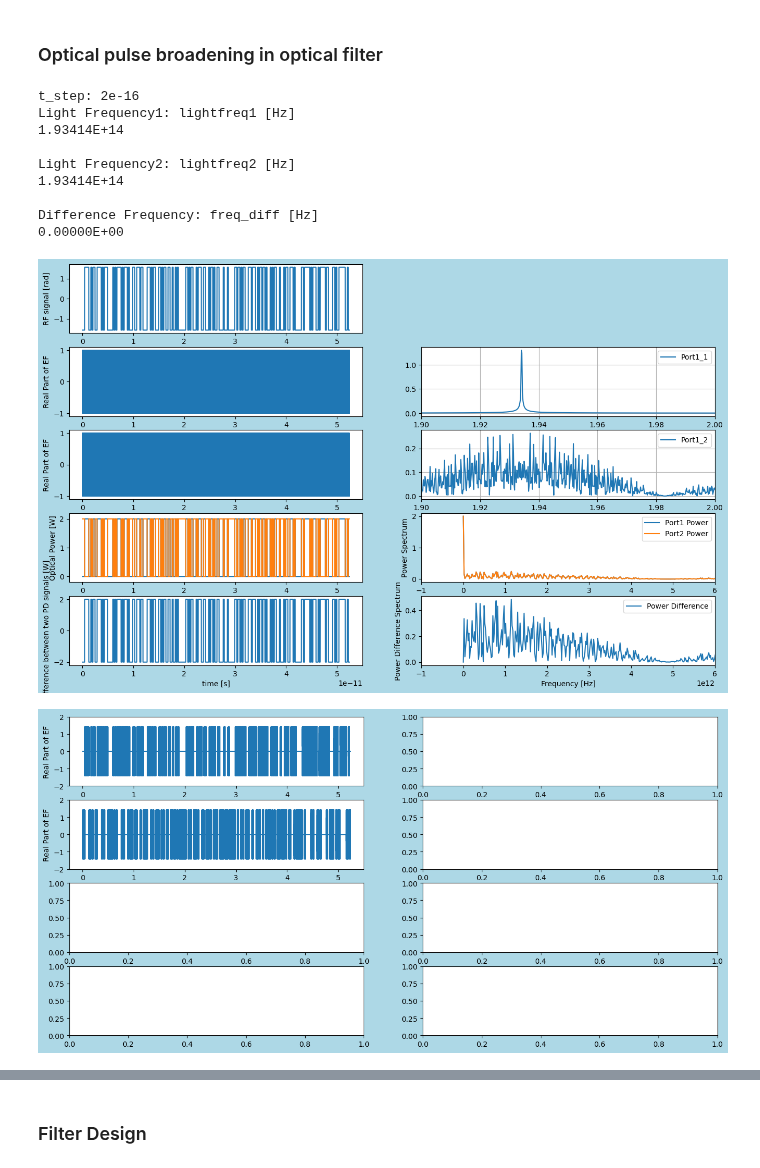
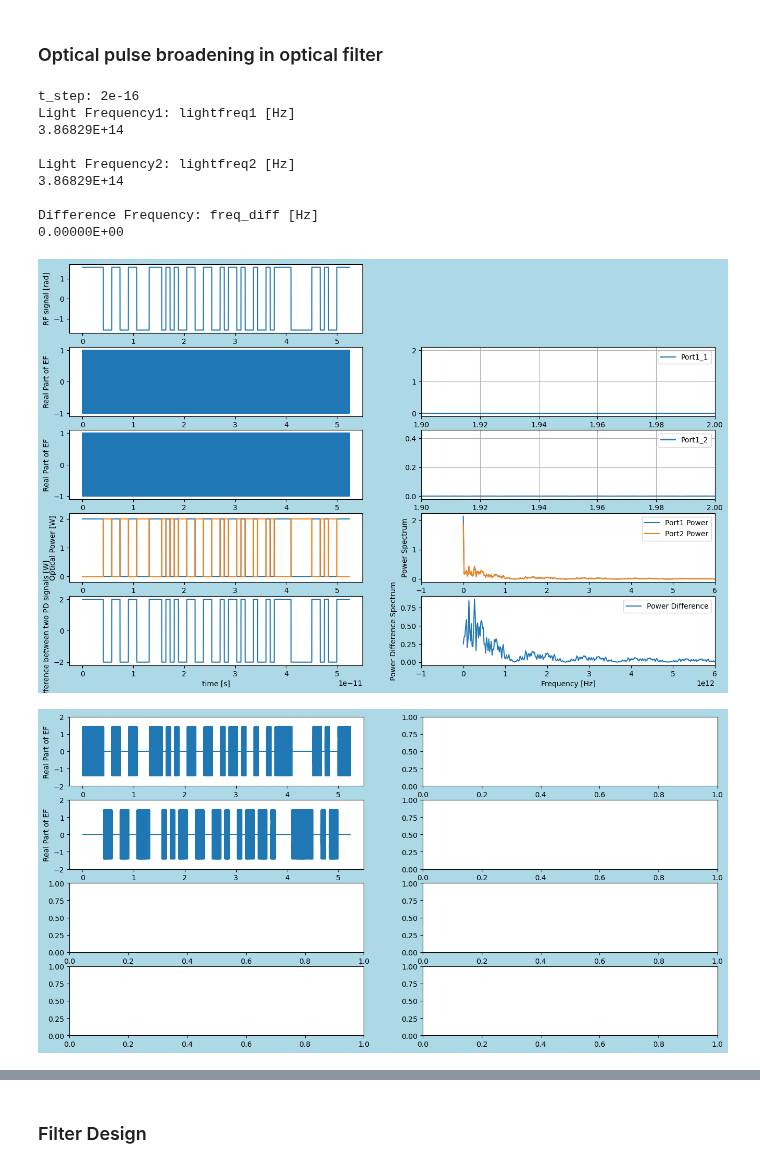
Before and after one commit to tacticstactics/Optical-pulse-broadening, a Jupyter notebook: optical_pulse_broadening_optical_filter.ipynb, the cells around one changed output, grey strips where cells are left out. Saved outputs shown, nothing was run; the diff lists cells and outputs as text; code cells hidden in the pictures.

```diff
--- a/optical_pulse_broadening_optical_filter.ipynb
+++ b/optical_pulse_broadening_optical_filter.ipynb
@@ -87,7 +87,7 @@ dc_offset = 0 # DC offset
 
 #prbs
 #rfsignalcol = prbs_1(samplerate, a1_range = [0,1], b1_range = [10, 50]) # too long time
-rfsignalcol = prbs_2(samplerate, numberofpointspersymbol = 2 ** 8)
+rfsignalcol = prbs_2(samplerate, numberofpointspersymbol = 2 ** 6)
 
 #----
 # Parameters
@@ -112,8 +112,10 @@ duration = t_step * samplerate    # Duration of the pulse train in seconds
 
 no = 1 # Refractive Index of medium
 
-wl1 = 1550e-9
-wl2 = 1550e-9
+#wl1 = 1550e-9
+#wl2 = 1550e-9
+wl1 = 775e-9
+wl2 = 775e-9
 
 oplcommon1=100 #Common Path Length 1
 oplcommon2=100 #Common Path Length 2
@@ -278,37 +280,37 @@ ax2_3 = fig2.add_subplot(5, 2, 3)
 ax2_4 = fig2.add_subplot(5, 2, 4)
 ax2_5 = fig2.add_subplot(5, 2, 5)
 ax2_6 = fig2.add_subplot(5, 2, 6)
 ax2_7 = fig2.add_subplot(5, 2, 7)
 ax2_8 = fig2.add_subplot(5, 2, 8)
 ax2_9 = fig2.add_subplot(5, 2, 9)
 ax2_10 = fig2.add_subplot(5, 2, 10)
 
 #nn = 2 ** 14 # number of
 nn = samplerate # number of
 
 ax2_3.plot(tcol[0:nn],np.real(Port3_1_EFcol[0:nn]))
 ax2_3.set_ylabel("Real Part of EF")
 ax2_3.set_ylim(-2,2)
 
 ax2_5.plot(tcol[0:nn],np.real(Port3_2_EFcol[0:nn]))
 ax2_5.set_ylabel("Real Part of EF")
 ax2_5.set_ylim(-2,2)
 
 #plt.savefig(f"{wl2}_{freq_rf}.png", dpi=300)
 
 plt.show()
 # %% [output]
 t_step: 2e-16
 Light Frequency1: lightfreq1 [Hz]
-1.93414E+14
+3.86829E+14
 
 Light Frequency2: lightfreq2 [Hz]
-1.93414E+14
+3.86829E+14
 
 Difference Frequency: freq_diff [Hz]
 0.00000E+00
-[figure, old version]
+[figure, new version]
-[figure, old version]
+[figure, new version]
 # %%
 
 N = 2* samplerate
```
Also changed, not shown: parts of 3 cells of this notebook.
